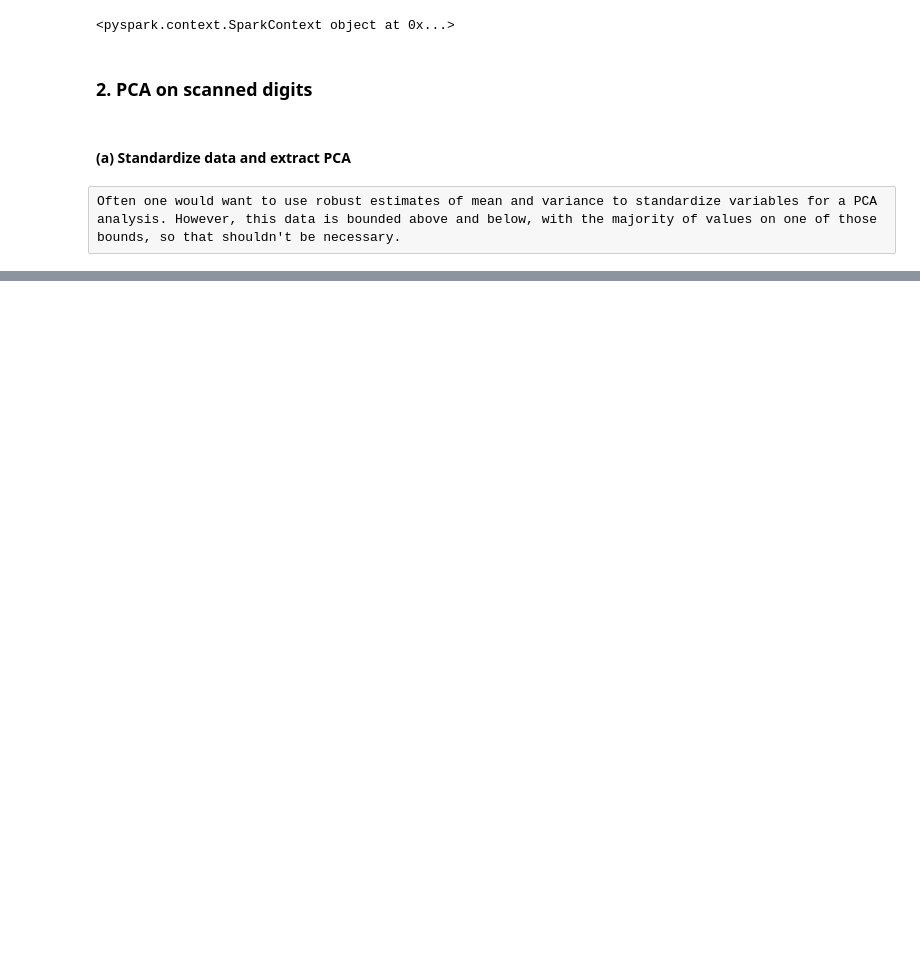
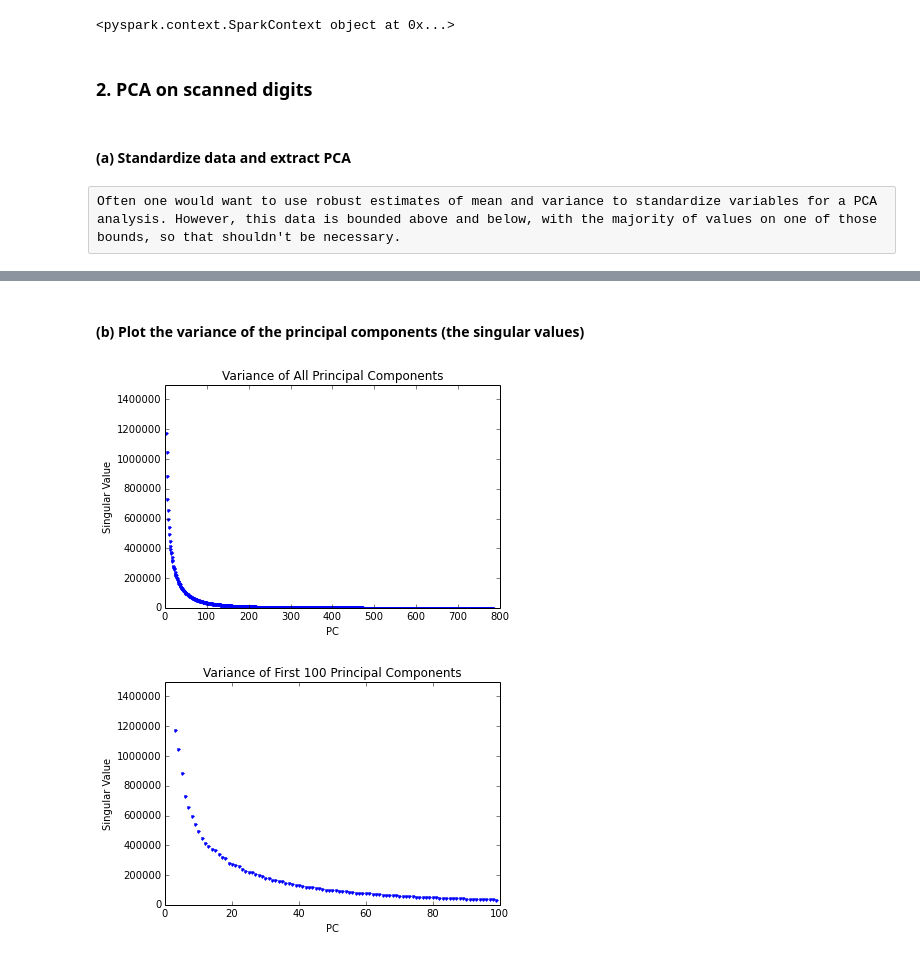
Before and after one commit to ajmaurer/Chicago-Course-Work, a Jupyter notebook: stat376/assn2_digits_pca.ipynb, the cells around one changed output, grey strips where cells are left out. Cells and saved outputs as stored; diff of their text form; code cells hidden in the pictures; blank space fills up the shorter version.

```diff
--- a/stat376/assn2_digits_pca.ipynb
+++ b/stat376/assn2_digits_pca.ipynb
@@ -58,0 +79,20 @@ standMatrix = np.minimum((imgMatrix - pixMeans)/pixSDs,3*np.ones((images,pixels)
+# %% [markdown]
+#### (b) Plot the variance of the principal components (the singular values)
+# %%
+plt.plot(s,'.')
+plt.title('Variance of All Principal Components');
+plt.axis([0,800,0,1500000])
+plt.xlabel('PC')
+plt.ylabel('Singular Value')
+plt.show()
+
+n= 100
+plt.plot(s[0:n],'.')
+plt.title('Variance of First ' + str(n) + ' Principal Components');
+plt.axis([0,n,0,1500000])
+plt.xlabel('PC')
+plt.ylabel('Singular Value')
+plt.show()
+# %% [output]
+[figure, added]
+[figure, added]
```
Also changed, not shown: parts of 11 cells of this notebook, 1 other file.
